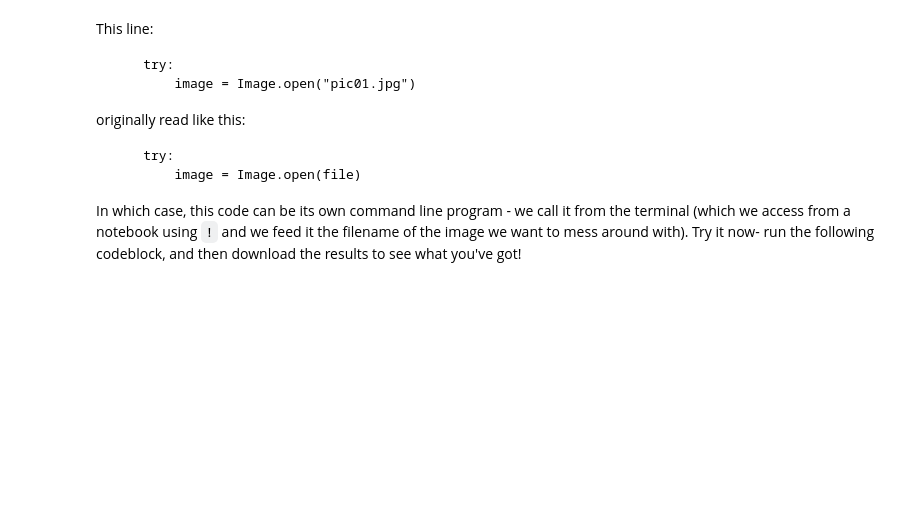
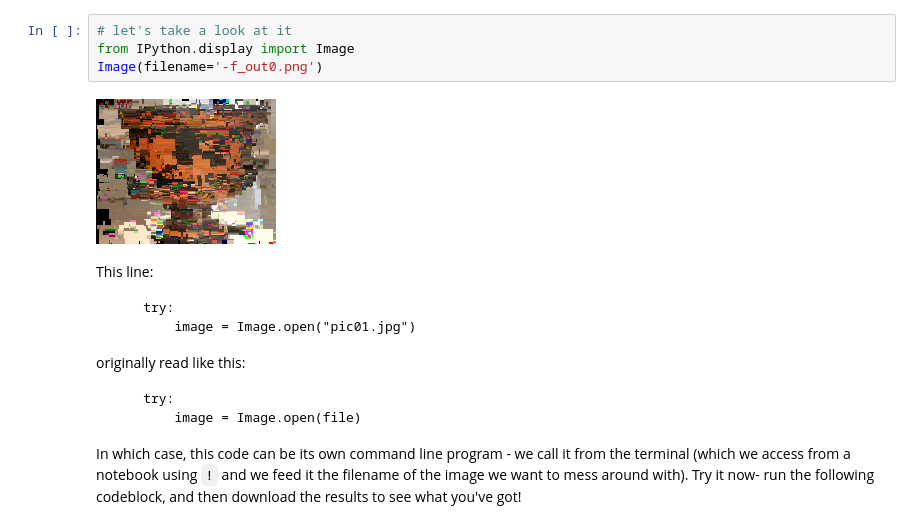
Before and after one commit to o-date/creativity, a Jupyter notebook: Glitching an image with prism sorting.ipynb, the cells around one changed output. Cells and saved outputs as stored; diff of their text form; blank space fills up the shorter version.

```diff
--- a/Glitching an image with prism sorting.ipynb
+++ b/Glitching an image with prism sorting.ipynb
@@ -456,3 +456,9 @@ if __name__ == "__main__":
+# %%
+# let's take a look at it
+from IPython.display import Image
+Image(filename='-f_out0.png')
+# %% [output]
+[figure, added]
 # %% [markdown]
 This line:
 
```
Also changed, not shown: parts of 4 cells of this notebook.
